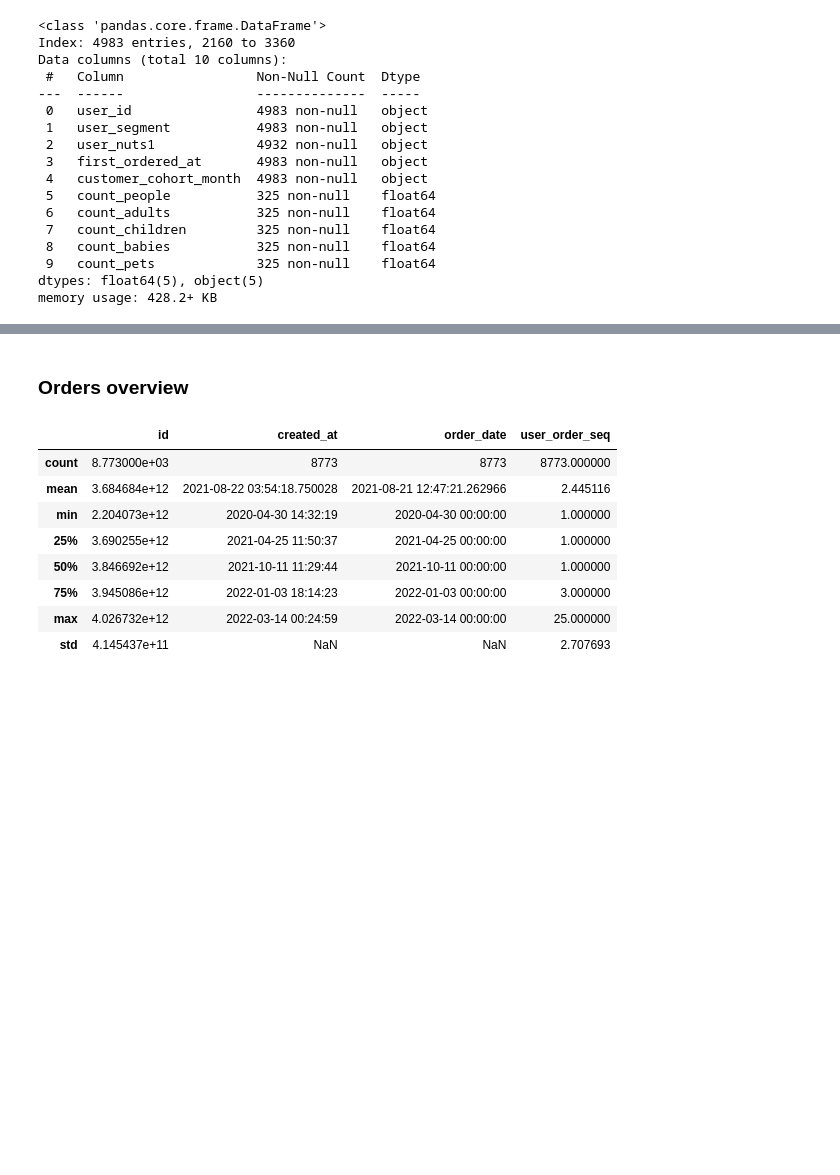
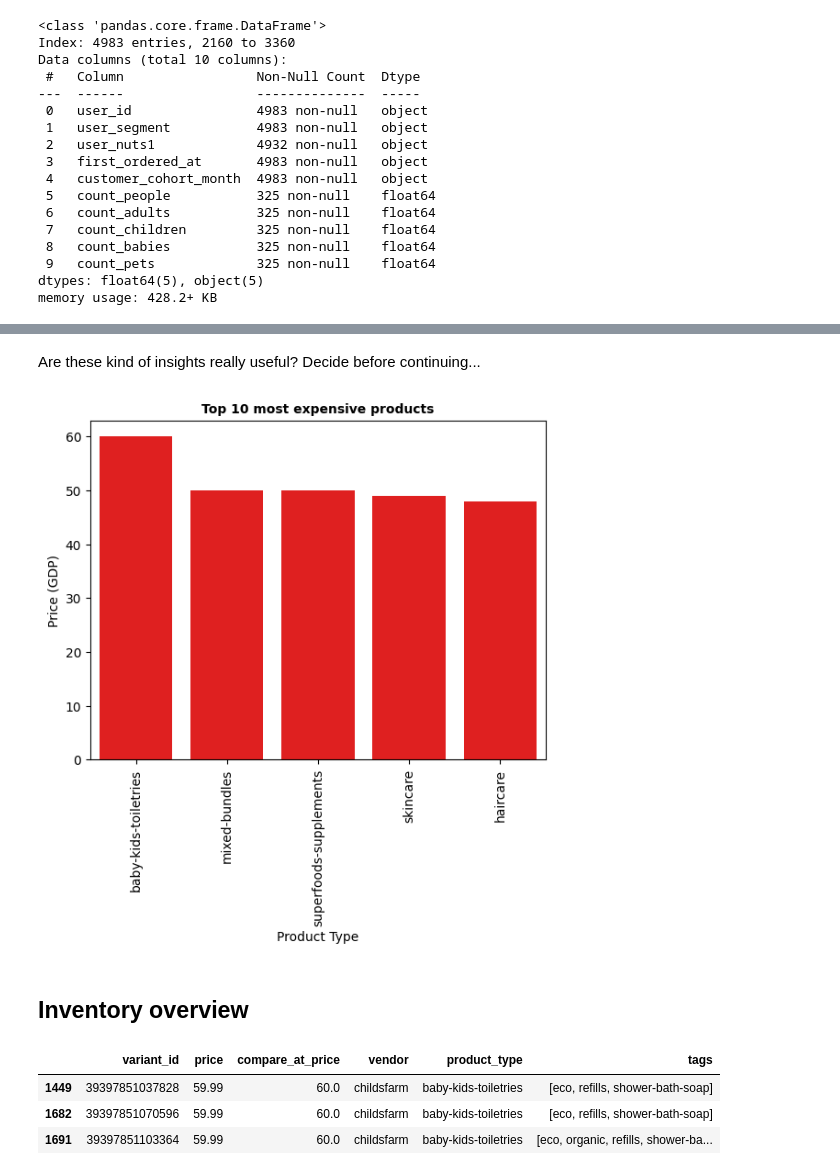
Before and after one commit to carleondel/zrive-ds, a Jupyter notebook: src/module_2/module_2_EDA.ipynb, the cells around one changed output, grey strips where cells are left out. Drawn from its saved outputs; the diff is of its cells as text; code cells hidden in the pictures; blank space fills up the shorter version.

```diff
--- a/src/module_2/module_2_EDA.ipynb
+++ b/src/module_2/module_2_EDA.ipynb
@@ -165,0 +409,2 @@ users contains interesting insights. Nuts are a way of dividing the UK in small
+# %% [markdown]
+Are these kind of insights really useful? Decide before continuing...
@@ -166,14 +422,18 @@ users contains interesting insights. Nuts are a way of dividing the UK in small
+# %%
+sns.barplot(data= inventory_complete.sort_values(by='price', ascending=False).head(10), x='product_type', y='price', color='red')
+plt.xticks(rotation=90)  # Rotate x-axis labels for better readability
+plt.title('Top 10 most expensive products', fontsize = 10, fontweight = 'bold')
+plt.xlabel("Product Type")
+plt.ylabel("Price (GDP)")
+plt.show()
+# %% [output]
+[figure, added]
 # %% [markdown]
-### Orders overview
+## Inventory overview
-# %%
-orders.describe()
-# %% [output]
-|  | id | created_at | order_date | user_order_seq |
-| count | 8.773000e+03 | 8773 | 8773 | 8773.000000 |
-| mean | 3.684684e+12 | 2021-08-22 03:54:18.750028 | 2021-08-21 12:47:21.262966 | 2.445116 |
-| min | 2.204073e+12 | 2020-04-30 14:32:19 | 2020-04-30 00:00:00 | 1.000000 |
-| 25% | 3.690255e+12 | 2021-04-25 11:50:37 | 2021-04-25 00:00:00 | 1.000000 |
-| 50% | 3.846692e+12 | 2021-10-11 11:29:44 | 2021-10-11 00:00:00 | 1.000000 |
-| 75% | 3.945086e+12 | 2022-01-03 18:14:23 | 2022-01-03 00:00:00 | 3.000000 |
-| max | 4.026732e+12 | 2022-03-14 00:24:59 | 2022-03-14 00:00:00 | 25.000000 |
-| std | 4.145437e+11 | NaN | NaN | 2.707693 |
+# %%
+inventory[inventory['price'] == inventory['price'].max()]
+# %% [output]
+|  | variant_id | price | compare_at_price | vendor | product_type | tags |
+| 1449 | 39397851037828 | 59.99 | 60.0 | childsfarm | baby-kids-toiletries | [eco, refills, shower-bath-soap] |
+| 1682 | 39397851070596 | 59.99 | 60.0 | childsfarm | baby-kids-toiletries | [eco, refills, shower-bath-soap] |
+| 1691 | 39397851103364 | 59.99 | 60.0 | childsfarm | baby-kids-toiletries | [eco, organic, refills, shower-ba... |
```
Also changed, not shown: parts of 46 cells of this notebook.
